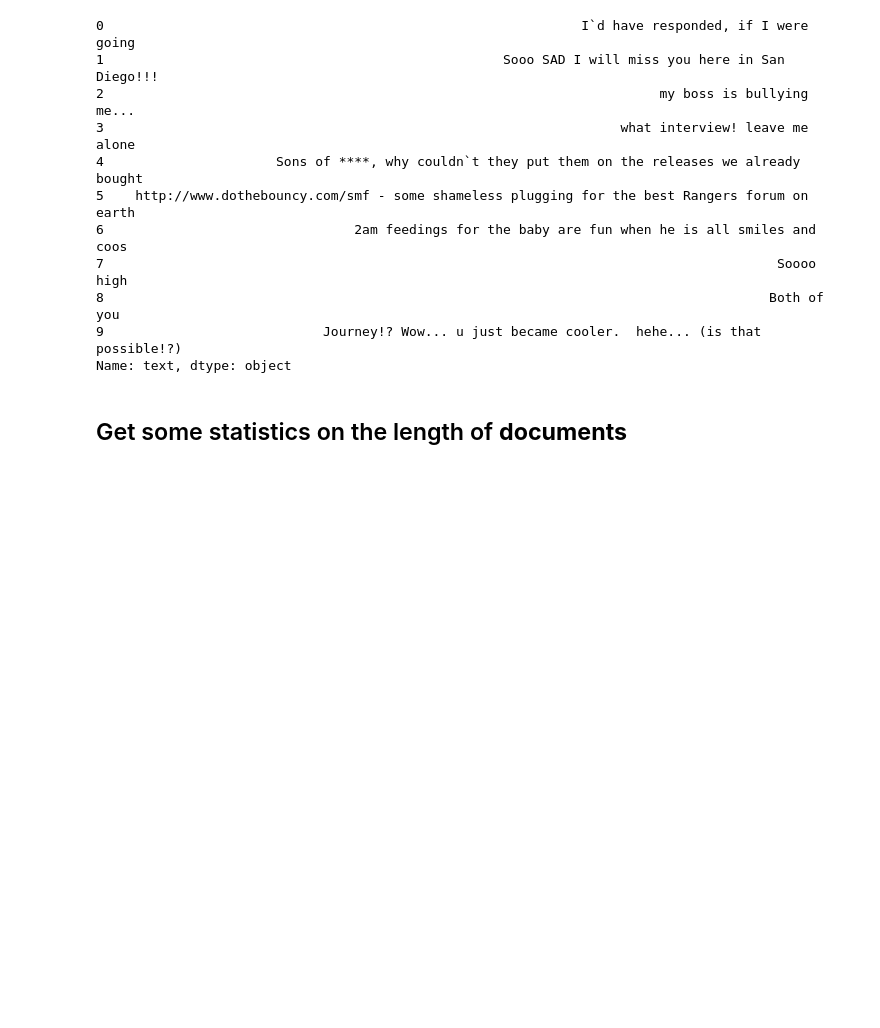
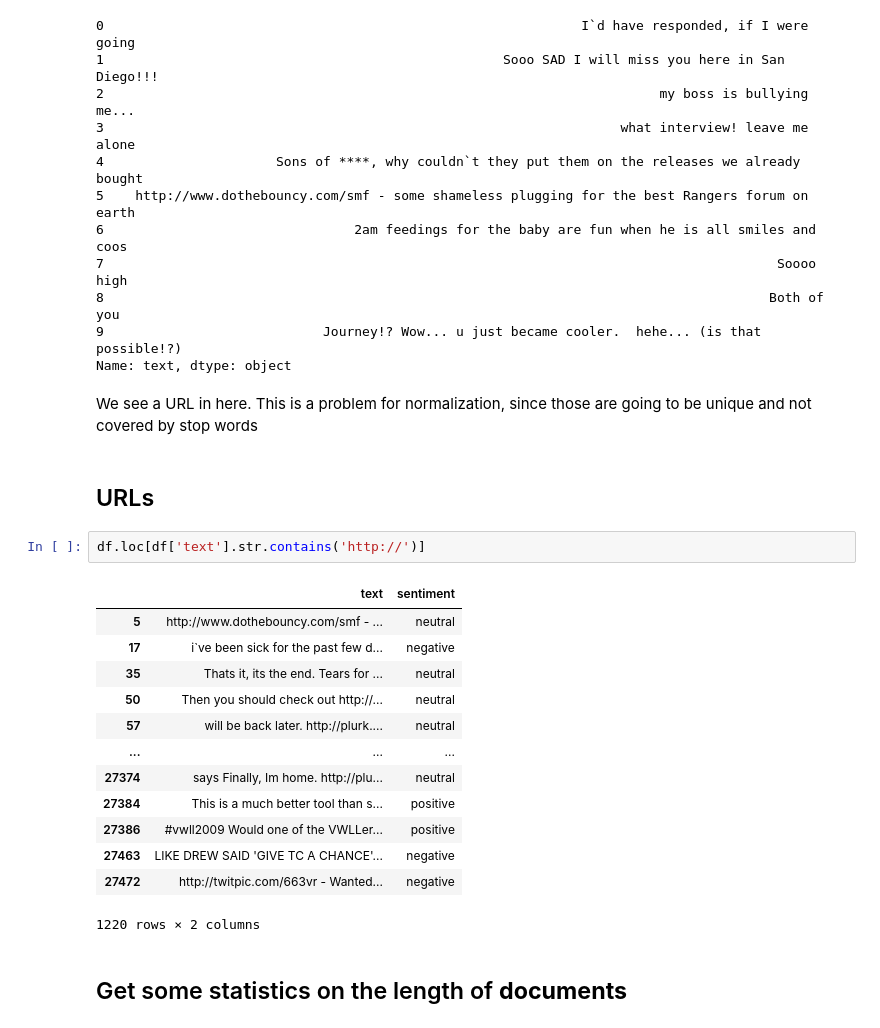
Before and after one commit to purvikansara/adv-ml-wk01-nlp-codealongs, a Jupyter notebook: Lecture 1/SOLUTIONS-W01L01-working-with-text-data.ipynb, the cells around one changed output. Saved outputs shown, nothing was run; the diff lists cells and outputs as text; blank space fills up the shorter version.

```diff
--- a/Lecture 1/SOLUTIONS-W01L01-working-with-text-data.ipynb
+++ b/Lecture 1/SOLUTIONS-W01L01-working-with-text-data.ipynb
@@ -95,6 +100,26 @@ df['text'].head(10)
 8                                                                                     Both of you
 9                            Journey!? Wow... u just became cooler.  hehe... (is that possible!?)
 Name: text, dtype: object
+# %% [markdown]
+We see a URL in here.  This is a problem for normalization, since those are going to be unique and not covered by stop words
+# %% [markdown]
+## URLs
+# %%
+df.loc[df['text'].str.contains('http://')]
+# %% [output]
+|  | text | sentiment |
+| 5 | http://www.dothebouncy.com/smf - ... | neutral |
+| 17 | i`ve been sick for the past few d... | negative |
+| 35 | Thats it, its the end. Tears for ... | neutral |
+| 50 | Then you should check out http://... | neutral |
+| 57 | will be back later. http://plurk.... | neutral |
+| ... | ... | ... |
+| 27374 | says Finally, Im home. http://plu... | neutral |
+| 27384 | This is a much better tool than s... | positive |
+| 27386 | #vwll2009 Would one of the VWLLer... | positive |
+| 27463 | LIKE DREW SAID 'GIVE TC A CHANCE'... | negative |
+| 27472 | http://twitpic.com/663vr - Wanted... | negative |
+1220 rows × 2 columns
 # %% [markdown]
 ## Get some statistics on the length of **documents**
 # %%
```
Also changed, not shown: parts of 76 cells of this notebook, 4 other files.
